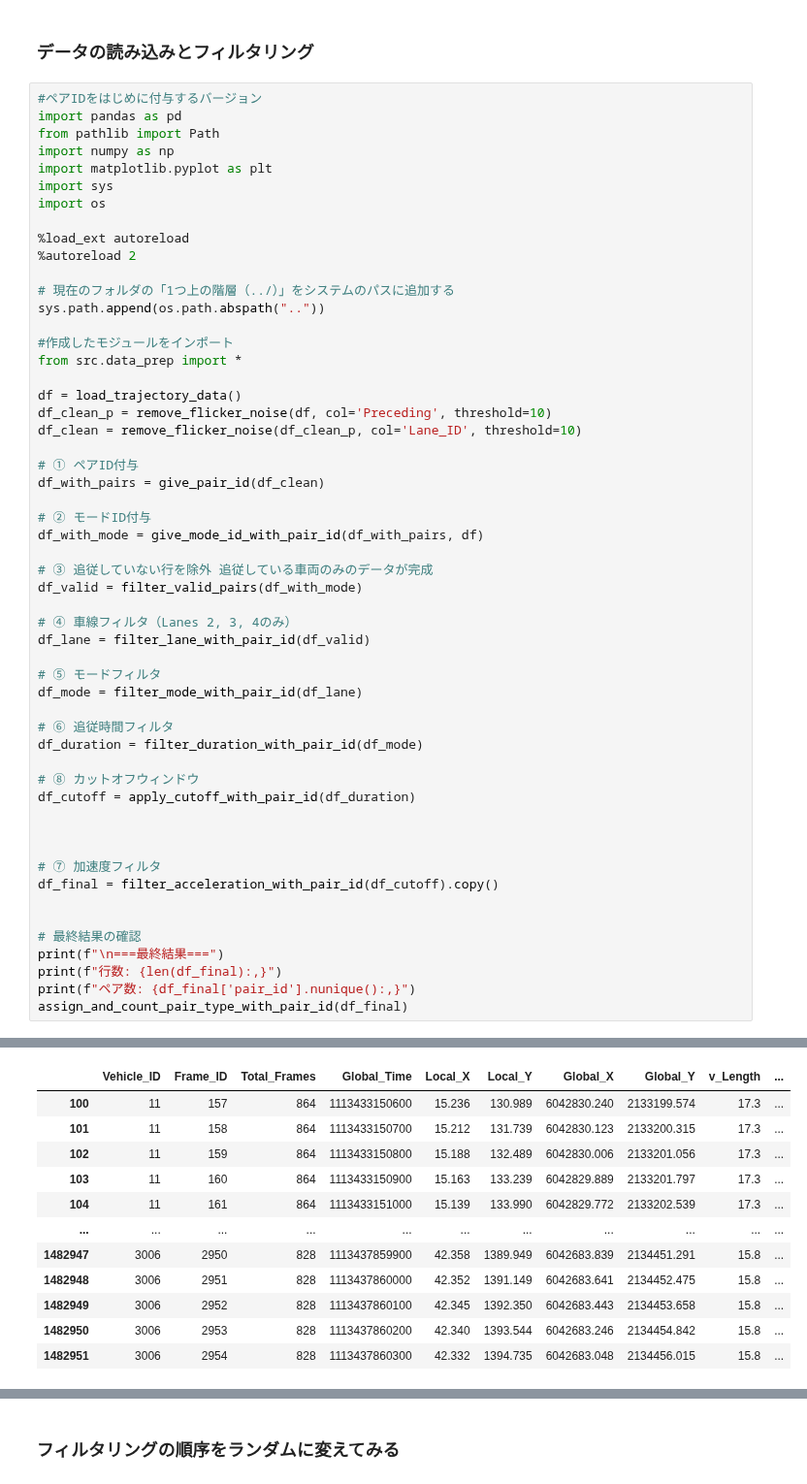
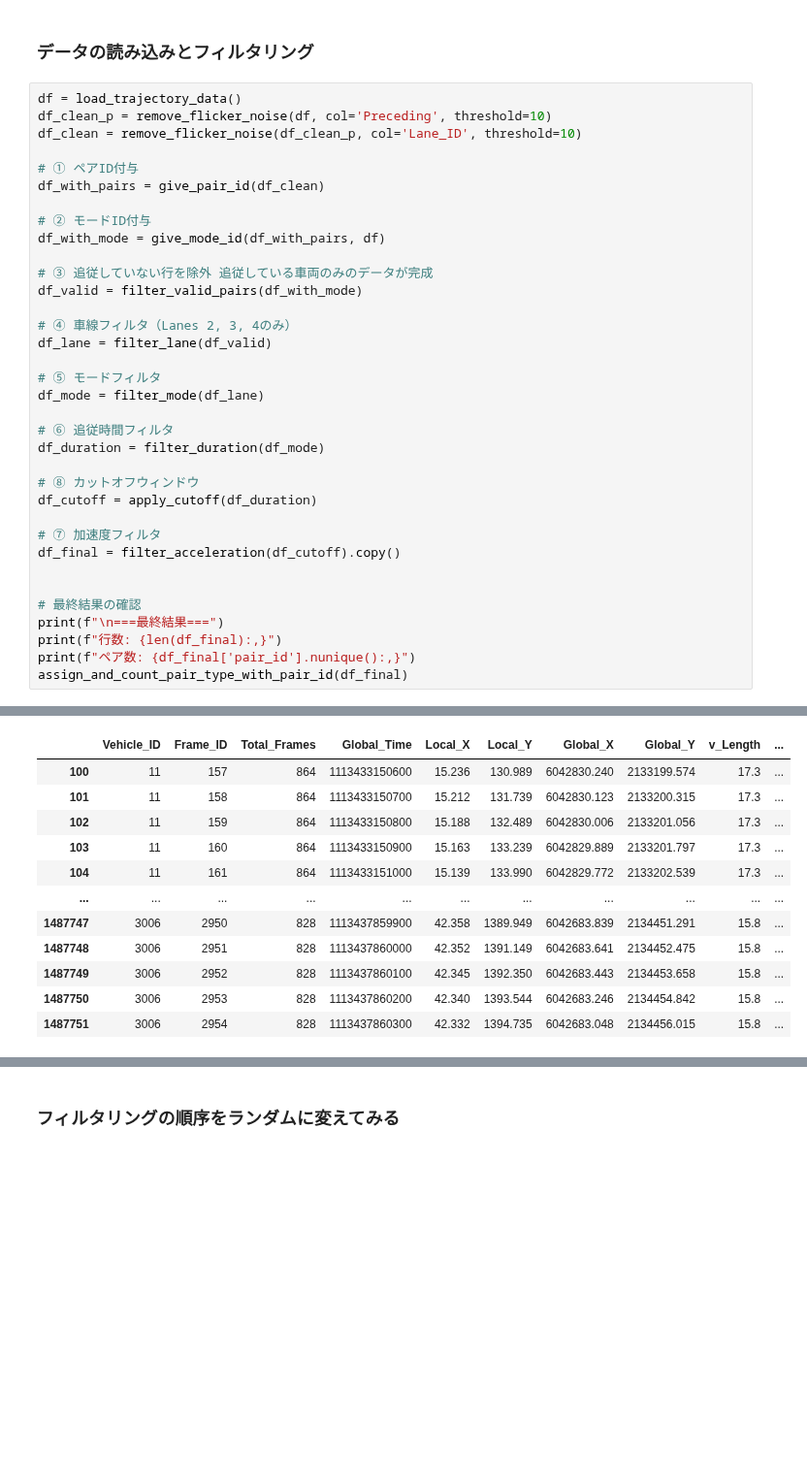
Before and after one commit to tenn0126/Game_Theory_Algorithm, a Jupyter notebook: notebooks/00_data_prep_ex.ipynb, the cells around one changed output, grey strips where cells are left out. Shown at 97% size. Saved outputs shown, nothing was run; the diff lists cells and outputs as text; blank space fills up the shorter version.

```diff
--- a/notebooks/00_data_prep_ex.ipynb
+++ b/notebooks/00_data_prep_ex.ipynb
@@ -29,23 +31,6 @@ from src.data_prep import *
 # %% [markdown]
 ### データの読み込みとフィルタリング
 # %%
-#ペアIDをはじめに付与するバージョン
-import pandas as pd
-from pathlib import Path
-import numpy as np
-import matplotlib.pyplot as plt
-import sys
-import os
-
-%load_ext autoreload
-%autoreload 2
-
-# 現在のフォルダの「1つ上の階層（../）」をシステムのパスに追加する
-sys.path.append(os.path.abspath(".."))
-
-#作成したモジュールをインポート
-from src.data_prep import *
-
 df = load_trajectory_data()
 df_clean_p = remove_flicker_noise(df, col='Preceding', threshold=10)
 df_clean = remove_flicker_noise(df_clean_p, col='Lane_ID', threshold=10)
@@ -54,27 +39,25 @@ df_clean = remove_flicker_noise(df_clean_p, col='Lane_ID', threshold=10)
 df_with_pairs = give_pair_id(df_clean)
 
 # ② モードID付与
-df_with_mode = give_mode_id_with_pair_id(df_with_pairs, df)
+df_with_mode = give_mode_id(df_with_pairs, df)
 
 # ③ 追従していない行を除外 追従している車両のみのデータが完成
 df_valid = filter_valid_pairs(df_with_mode)
 
 # ④ 車線フィルタ（Lanes 2, 3, 4のみ）
-df_lane = filter_lane_with_pair_id(df_valid)
+df_lane = filter_lane(df_valid)
 
 # ⑤ モードフィルタ
-df_mode = filter_mode_with_pair_id(df_lane)
+df_mode = filter_mode(df_lane)
 
 # ⑥ 追従時間フィルタ
-df_duration = filter_duration_with_pair_id(df_mode)
+df_duration = filter_duration(df_mode)
 
 # ⑧ カットオフウィンドウ
-df_cutoff = apply_cutoff_with_pair_id(df_duration)
-
-
+df_cutoff = apply_cutoff(df_duration)
 
 # ⑦ 加速度フィルタ
-df_final = filter_acceleration_with_pair_id(df_cutoff).copy()
+df_final = filter_acceleration(df_cutoff).copy()
 
 
 # 最終結果の確認
@@ -99,16 +82,16 @@ mode_id
 M-M       0
 M-C       0
 M-T       0
 dtype: int64
 |  | Vehicle_ID | Frame_ID | Total_Frames | Global_Time | Local_X | Local_Y | Global_X | Global_Y | v_Length | ... |
 | 100 | 11 | 157 | 864 | 1113433150600 | 15.236 | 130.989 | 6042830.240 | 2133199.574 | 17.3 | ... |
 | 101 | 11 | 158 | 864 | 1113433150700 | 15.212 | 131.739 | 6042830.123 | 2133200.315 | 17.3 | ... |
 | 102 | 11 | 159 | 864 | 1113433150800 | 15.188 | 132.489 | 6042830.006 | 2133201.056 | 17.3 | ... |
 | 103 | 11 | 160 | 864 | 1113433150900 | 15.163 | 133.239 | 6042829.889 | 2133201.797 | 17.3 | ... |
 | 104 | 11 | 161 | 864 | 1113433151000 | 15.139 | 133.990 | 6042829.772 | 2133202.539 | 17.3 | ... |
 | ... | ... | ... | ... | ... | ... | ... | ... | ... | ... | ... |
-| 1482947 | 3006 | 2950 | 828 | 1113437859900 | 42.358 | 1389.949 | 6042683.839 | 2134451.291 | 15.8 | ... |
-| 1482948 | 3006 | 2951 | 828 | 1113437860000 | 42.352 | 1391.149 | 6042683.641 | 2134452.475 | 15.8 | ... |
-| 1482949 | 3006 | 2952 | 828 | 1113437860100 | 42.345 | 1392.350 | 6042683.443 | 2134453.658 | 15.8 | ... |
-| 1482950 | 3006 | 2953 | 828 | 1113437860200 | 42.340 | 1393.544 | 6042683.246 | 2134454.842 | 15.8 | ... |
-| 1482951 | 3006 | 2954 | 828 | 1113437860300 | 42.332 | 1394.735 | 6042683.048 | 2134456.015 | 15.8 | ... |
+| 1487747 | 3006 | 2950 | 828 | 1113437859900 | 42.358 | 1389.949 | 6042683.839 | 2134451.291 | 15.8 | ... |
+| 1487748 | 3006 | 2951 | 828 | 1113437860000 | 42.352 | 1391.149 | 6042683.641 | 2134452.475 | 15.8 | ... |
+| 1487749 | 3006 | 2952 | 828 | 1113437860100 | 42.345 | 1392.350 | 6042683.443 | 2134453.658 | 15.8 | ... |
+| 1487750 | 3006 | 2953 | 828 | 1113437860200 | 42.340 | 1393.544 | 6042683.246 | 2134454.842 | 15.8 | ... |
+| 1487751 | 3006 | 2954 | 828 | 1113437860300 | 42.332 | 1394.735 | 6042683.048 | 2134456.015 | 15.8 | ... |
```
Also changed, not shown: parts of 2 cells of this notebook.
